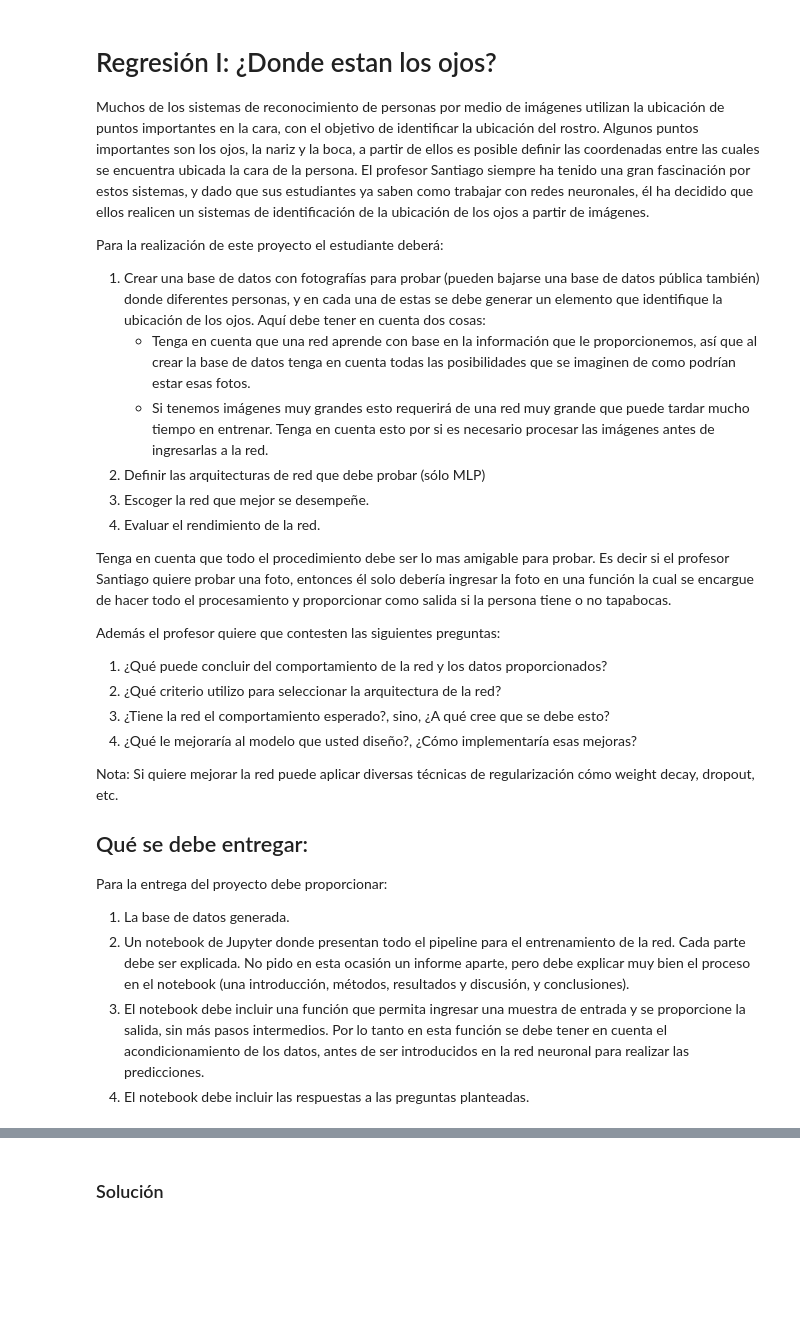
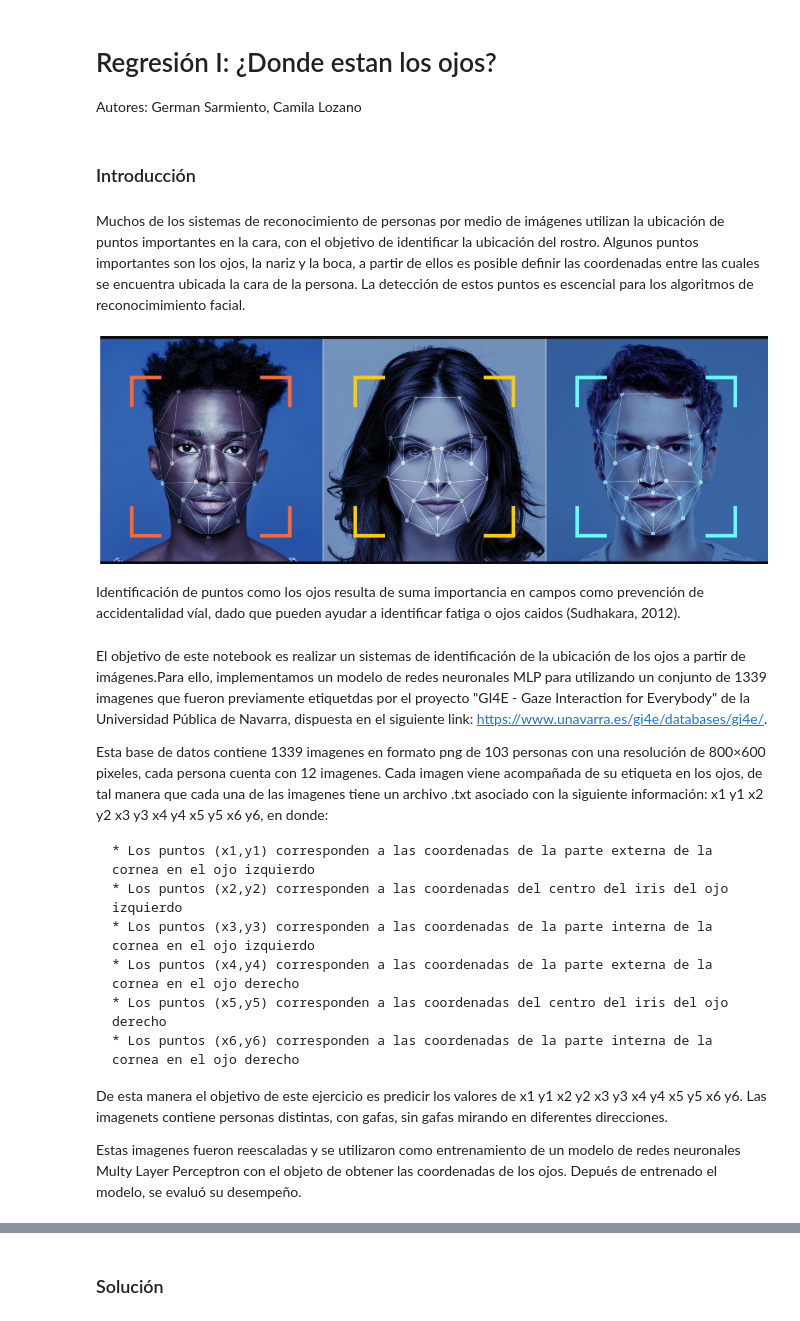
Before and after one commit to gsarmientod/MLP_OJOS, a Jupyter notebook: Donde estan los ojos.ipynb, the cells around one changed output, grey strips where cells are left out. Drawn from its saved outputs; the diff is of its cells as text; code cells hidden in the pictures; blank space fills up the shorter version.

```diff
--- a/Donde estan los ojos.ipynb
+++ b/Donde estan los ojos.ipynb
@@ -1,34 +1,30 @@
-# %% [markdown]
-# Regresión I: ¿Donde estan los ojos?
-
-Muchos de los sistemas de reconocimiento de personas por medio de imágenes utilizan la ubicación de puntos importantes en la cara, con el objetivo de identificar la ubicación del rostro. Algunos puntos importantes son los ojos, la nariz y la boca, a partir de ellos es posible definir las coordenadas entre las cuales se encuentra ubicada la cara de la persona. El profesor Santiago siempre ha tenido una gran fascinación por estos sistemas, y dado que sus estudiantes ya saben como trabajar con redes neuronales, él ha decidido que ellos realicen un sistemas de identificación de la ubicación de los ojos a partir de imágenes.
-
-Para la realización de este proyecto el estudiante deberá:
-
-1. Crear una base de datos con fotografías para probar (pueden bajarse una base de datos pública también) donde diferentes personas, y en cada una de estas se debe generar un elemento que identifique la ubicación de los ojos. Aquí debe tener en cuenta dos cosas:
-    * Tenga en cuenta que una red aprende con base en la información que le proporcionemos, así que al crear la base de datos tenga en cuenta todas las posibilidades que se imaginen de como podrían estar esas fotos.
-    * Si tenemos imágenes muy grandes esto requerirá de una red muy grande que puede tardar mucho tiempo en entrenar. Tenga en cuenta esto por si es necesario procesar las imágenes antes de ingresarlas a la red.
-2. Definir las arquitecturas de red que debe probar (sólo MLP)
-3. Escoger la red que mejor se desempeñe.
-4. Evaluar el rendimiento de la red.
-
-
-Tenga en cuenta que todo el procedimiento debe ser lo mas amigable para probar. Es decir si el profesor Santiago quiere probar una foto, entonces él solo debería ingresar la foto en una función la cual se encargue de hacer todo el procesamiento y proporcionar como salida si la persona tiene o no tapabocas.
-
-Además el profesor quiere que contesten las siguientes preguntas:
-
-1. ¿Qué puede concluir del comportamiento de la red y los datos proporcionados?
-2. ¿Qué criterio utilizo para seleccionar la arquitectura de la red?
-3. ¿Tiene la red el comportamiento esperado?, sino, ¿A qué cree que se debe esto?
-4. ¿Qué le mejoraría al modelo que usted diseño?, ¿Cómo implementaría esas mejoras?
-
-Nota: Si quiere mejorar la red puede aplicar diversas técnicas de regularización cómo weight decay, dropout, etc.
-
-## Qué se debe entregar:
-
-Para la entrega del proyecto debe proporcionar:
-
-1. La base de datos generada.
-2. Un notebook de Jupyter donde presentan todo el pipeline para el entrenamiento de la red. Cada parte debe ser explicada. No pido en esta ocasión un informe aparte, pero debe explicar muy bien el proceso en el notebook (una introducción, métodos, resultados y discusión, y conclusiones).
-3. El notebook debe incluir una función que permita ingresar una muestra de entrada y se proporcione la salida, sin más pasos intermedios. Por lo tanto en esta función se debe tener en cuenta el acondicionamiento de los datos, antes de ser introducidos en la red neuronal para realizar las predicciones.
-4. El notebook debe incluir las respuestas a las preguntas planteadas.
+# %% [markdown]
+# Regresión I: ¿Donde estan los ojos?
+Autores: German Sarmiento, Camila Lozano
+# %% [markdown]
+### Introducción
+# %% [markdown]
+Muchos de los sistemas de reconocimiento de personas por medio de imágenes utilizan la ubicación de puntos importantes en la cara, con el objetivo de identificar la ubicación del rostro. Algunos puntos importantes son los ojos, la nariz y la boca, a partir de ellos es posible definir las coordenadas entre las cuales se encuentra ubicada la cara de la persona. La detección de estos puntos es escencial para los algoritmos de reconocimimiento facial.
+# %%
+from IPython.display import Image
+Image("FacialDetectionImage.png")
+# %% [output]
+[figure, added]
+# %% [markdown]
+Identificación de puntos como los ojos resulta de suma importancia en campos como prevención de accidentalidad víal, dado que pueden ayudar a identificar fatiga o ojos caidos (Sudhakara, 2012).
+# %% [markdown]
+El objetivo de este notebook es realizar un sistemas de identificación de la ubicación de los ojos a partir de imágenes.Para ello, implementamos un modelo de redes neuronales MLP para utilizando un conjunto de 1339 imagenes que fueron previamente etiquetdas por el proyecto "GI4E - Gaze Interaction for Everybody" de la Universidad Pública de Navarra, dispuesta en el siguiente link: https://www.unavarra.es/gi4e/databases/gi4e/.
+
+Esta base de datos contiene 1339 imagenes en formato png de 103 personas con una resolución de 800×600 pixeles, cada persona cuenta con 12 imagenes. Cada imagen viene acompañada de su etiqueta en los ojos, de tal manera que cada una de las imagenes tiene un archivo .txt asociado con la siguiente información: x1 y1 x2 y2 x3 y3 x4 y4 x5 y5 x6 y6, en donde:
+
+    * Los puntos (x1,y1) corresponden a las coordenadas de la parte externa de la cornea en el ojo izquierdo
+    * Los puntos (x2,y2) corresponden a las coordenadas del centro del iris del ojo izquierdo
+    * Los puntos (x3,y3) corresponden a las coordenadas de la parte interna de la cornea en el ojo izquierdo
+    * Los puntos (x4,y4) corresponden a las coordenadas de la parte externa de la cornea en el ojo derecho
+    * Los puntos (x5,y5) corresponden a las coordenadas del centro del iris del ojo derecho
+    * Los puntos (x6,y6) corresponden a las coordenadas de la parte interna de la cornea en el ojo derecho
+
+De esta manera el objetivo de este ejercicio es predicir los valores de x1 y1 x2 y2 x3 y3 x4 y4 x5 y5 x6 y6. Las imagenets contiene personas distintas, con gafas, sin gafas mirando en diferentes direcciones.
+
+
+Estas imagenes fueron reescaladas y se utilizaron como entrenamiento de un modelo de redes neuronales Multy Layer Perceptron con el objeto de obtener las coordenadas de los ojos. Depués de entrenado el modelo, se evaluó su desempeño.
```
Also changed, not shown: parts of 44 cells of this notebook.
